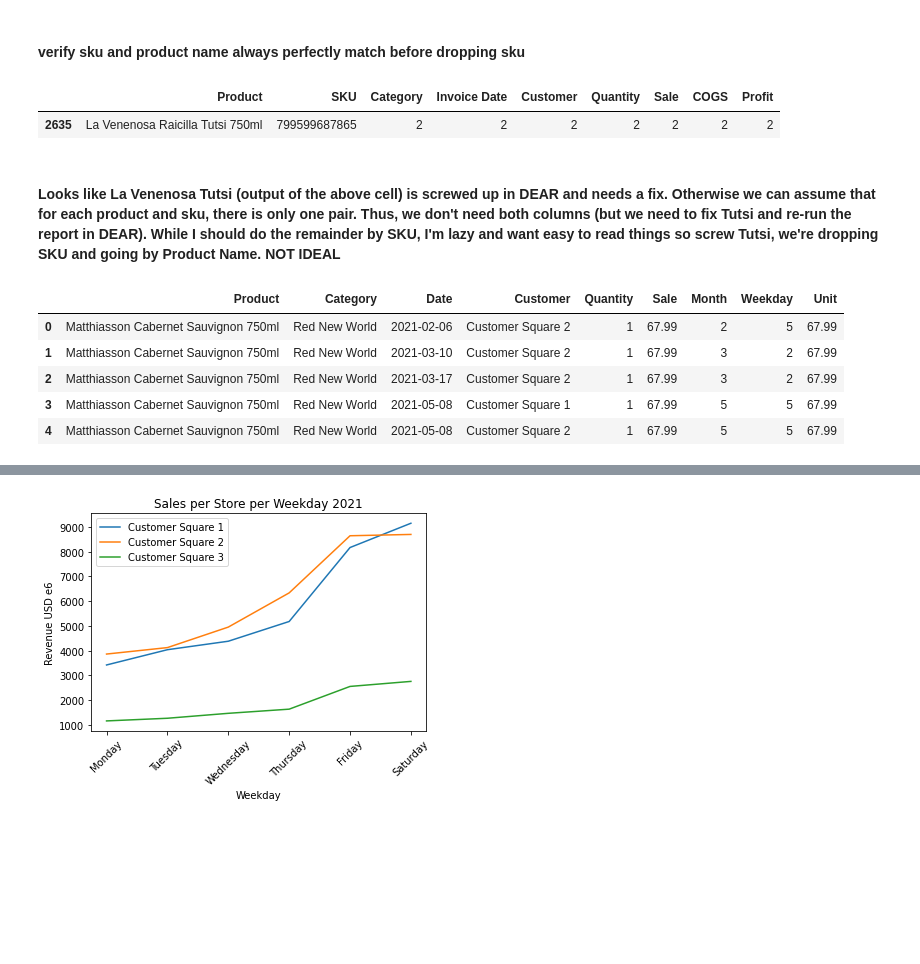
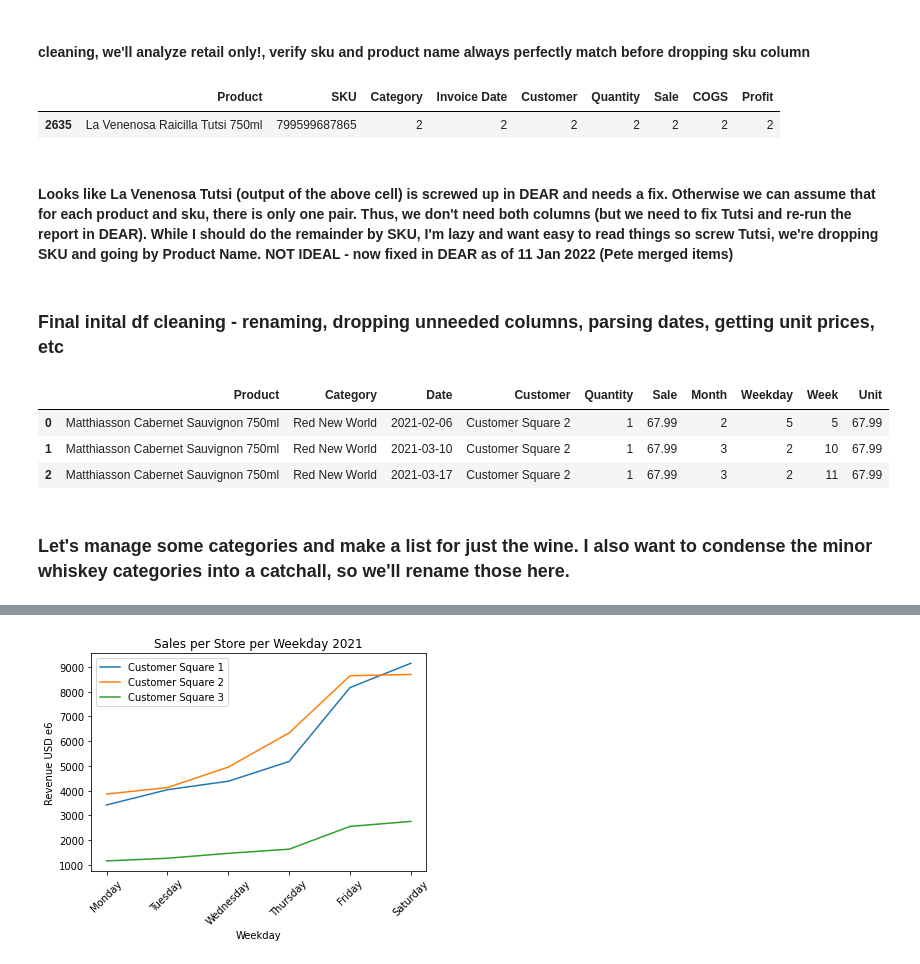
Before and after one commit to TheAgaveFairy/practice, a Jupyter notebook: SbPDetail.ipynb, the cells around one changed output, grey strips where cells are left out. Saved outputs shown, nothing was run; the diff lists cells and outputs as text; code cells hidden in the pictures; blank space fills up the shorter version.

Commit message:
Par Project Begun
A few other tweaks, probably need to separate some cells, etc.

```diff
--- a/SbPDetail.ipynb
+++ b/SbPDetail.ipynb
@@ -10,7 +14,7 @@ from datetime import datetime
 df = pd.read_excel('2021details.xlsx',engine='openpyxl',header=0,skiprows=5, parse_dates=False)#parse_dates didn't work, see below
 #print(df.iloc[38:45])#head is full of junk right now lol
 # %% [markdown]
-#### verify sku and product name always perfectly match before dropping sku
+#### cleaning, we'll analyze retail only!, verify sku and product name always perfectly match before dropping sku column
 # %%
 #initial cleaning
 list_of_retail_stores = ['Customer Square ' + str(x) for x in range(1,4)] #we have 3 stores active, we won't count the Warehouse
@@ -24,22 +29,25 @@ temp[temp['Product'].duplicated()]
 |  | Product | SKU | Category | Invoice Date | Customer | Quantity | Sale | COGS | Profit |
 | 2635 | La Venenosa Raicilla Tutsi 750ml | 799599687865 | 2 | 2 | 2 | 2 | 2 | 2 | 2 |
 # %% [markdown]
-#### Looks like La Venenosa Tutsi (output of the above cell) is screwed up in DEAR and needs a fix. Otherwise we can assume that for each product and sku, there is only one pair. Thus, we don't need both columns (but we need to fix Tutsi and re-run the report in DEAR). While I should do the remainder by SKU, I'm lazy and want easy to read things so screw Tutsi, we're dropping SKU and going by Product Name. NOT IDEAL
+#### Looks like La Venenosa Tutsi (output of the above cell) is screwed up in DEAR and needs a fix. Otherwise we can assume that for each product and sku, there is only one pair. Thus, we don't need both columns (but we need to fix Tutsi and re-run the report in DEAR). While I should do the remainder by SKU, I'm lazy and want easy to read things so screw Tutsi, we're dropping SKU and going by Product Name. NOT IDEAL - now fixed in DEAR as of 11 Jan 2022 (Pete merged items)
+# %% [markdown]
+### Final inital df cleaning - renaming, dropping unneeded columns, parsing dates, getting unit prices, etc
 # %%
 #start cleaning some of the unused or needed columns / rows, converting "Invoice Date" to datetime objects
 df = df.drop(['SKU', 'COGS','Profit'], axis=1, inplace=False)#not trusted data columns or useful, we'll ignore them for now
 df = df.rename(columns={'Invoice Date':'Date'})#renaming for legibility
 df['Date'] = pd.to_datetime(df['Date'], format='%d-%b-%Y')#get these dates converted from string to something more powerful
 df['Month'] = df.Date.apply(lambda x: x.month)#.month_name() also an option but i dont trust yet
 df['Weekday'] = df.Date.apply(lambda x: x.dayofweek)#Monday is 0, Sunday is 6, day_name() also an option but i dont trust yet
+df['Week'] = df.Date.apply(lambda x: x.isocalendar().week)
 df["Unit"] = df.Sale / df.Quantity
-df.head()
+df.head(3)
 # %% [output]
-|  | Product | Category | Date | Customer | Quantity | Sale | Month | Weekday | Unit |
-| 0 | Matthiasson Cabernet Sauvignon 750ml | Red New World | 2021-02-06 | Customer Square 2 | 1 | 67.99 | 2 | 5 | 67.99 |
-| 1 | Matthiasson Cabernet Sauvignon 750ml | Red New World | 2021-03-10 | Customer Square 2 | 1 | 67.99 | 3 | 2 | 67.99 |
-| 2 | Matthiasson Cabernet Sauvignon 750ml | Red New World | 2021-03-17 | Customer Square 2 | 1 | 67.99 | 3 | 2 | 67.99 |
-| 3 | Matthiasson Cabernet Sauvignon 750ml | Red New World | 2021-05-08 | Customer Square 1 | 1 | 67.99 | 5 | 5 | 67.99 |
-| 4 | Matthiasson Cabernet Sauvignon 750ml | Red New World | 2021-05-08 | Customer Square 2 | 1 | 67.99 | 5 | 5 | 67.99 |
+|  | Product | Category | Date | Customer | Quantity | Sale | Month | Weekday | Week | Unit |
+| 0 | Matthiasson Cabernet Sauvignon 750ml | Red New World | 2021-02-06 | Customer Square 2 | 1 | 67.99 | 2 | 5 | 5 | 67.99 |
+| 1 | Matthiasson Cabernet Sauvignon 750ml | Red New World | 2021-03-10 | Customer Square 2 | 1 | 67.99 | 3 | 2 | 10 | 67.99 |
+| 2 | Matthiasson Cabernet Sauvignon 750ml | Red New World | 2021-03-17 | Customer Square 2 | 1 | 67.99 | 3 | 2 | 11 | 67.99 |
+# %% [markdown]
+### Let's manage some categories and make a list for just the wine. I also want to condense the minor whiskey categories into a catchall, so we'll rename those here.
 # %%
 #quick wine filter setup and check to make sure there's no items with bad categories that need fixing
```
Also changed, not shown: parts of 27 cells of this notebook, 6 other files.
